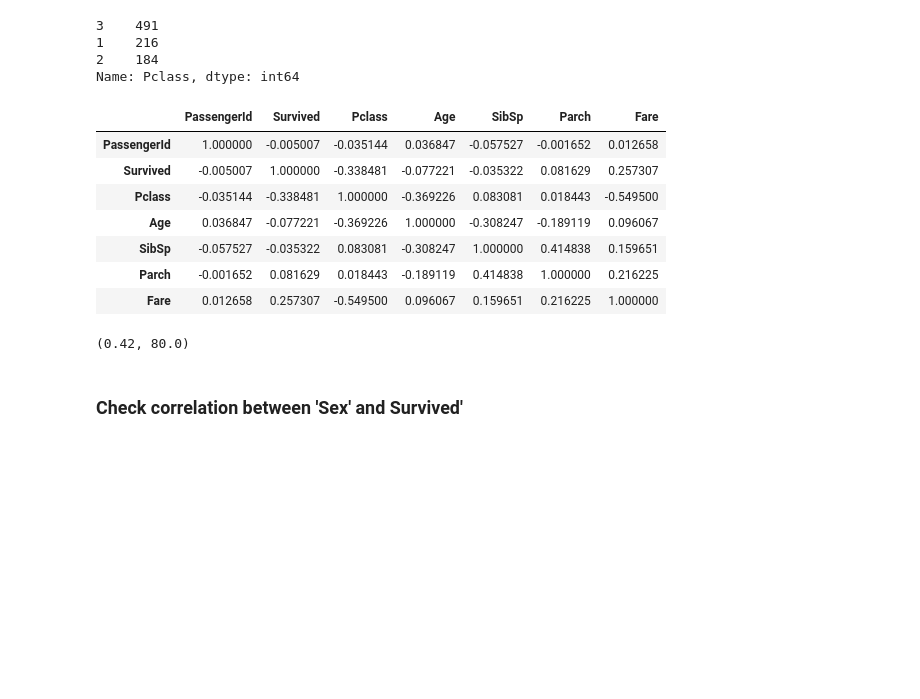
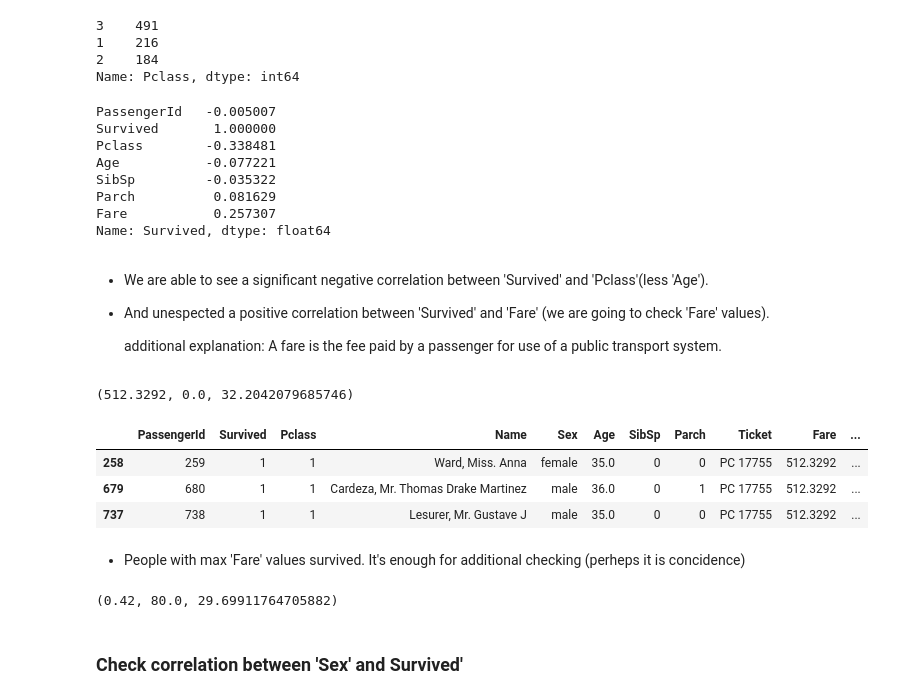
Before and after one commit to alexiandra97/Titanic-project-from-Kaggle, a Jupyter notebook: Titanic-Machine-Learning-from-Disaster.ipynb, the cells around one changed output. Saved outputs shown, nothing was run; the diff lists cells and outputs as text; code cells hidden in the pictures; blank space fills up the shorter version.

```diff
--- a/Titanic-Machine-Learning-from-Disaster.ipynb
+++ b/Titanic-Machine-Learning-from-Disaster.ipynb
@@ -158,20 +187,40 @@ data_csv['Pclass'].value_counts()
 2    184
 Name: Pclass, dtype: int64
 # %%
-data_csv.corr()
+data_csv.corr()['Survived']
 # %% [output]
-|  | PassengerId | Survived | Pclass | Age | SibSp | Parch | Fare |
-| PassengerId | 1.000000 | -0.005007 | -0.035144 | 0.036847 | -0.057527 | -0.001652 | 0.012658 |
-| Survived | -0.005007 | 1.000000 | -0.338481 | -0.077221 | -0.035322 | 0.081629 | 0.257307 |
-| Pclass | -0.035144 | -0.338481 | 1.000000 | -0.369226 | 0.083081 | 0.018443 | -0.549500 |
-| Age | 0.036847 | -0.077221 | -0.369226 | 1.000000 | -0.308247 | -0.189119 | 0.096067 |
-| SibSp | -0.057527 | -0.035322 | 0.083081 | -0.308247 | 1.000000 | 0.414838 | 0.159651 |
-| Parch | -0.001652 | 0.081629 | 0.018443 | -0.189119 | 0.414838 | 1.000000 | 0.216225 |
-| Fare | 0.012658 | 0.257307 | -0.549500 | 0.096067 | 0.159651 | 0.216225 | 1.000000 |
+PassengerId   -0.005007
+Survived       1.000000
+Pclass        -0.338481
+Age           -0.077221
+SibSp         -0.035322
+Parch          0.081629
+Fare           0.257307
+Name: Survived, dtype: float64
+# %% [markdown]
+* We are able to see a significant negative correlation between 'Survived' and 'Pclass'(less 'Age').
+* And unespected a positive correlation between 'Survived' and 'Fare' (we are going to check 'Fare' values).
+
+    additional explanation: A fare is the fee paid by a passenger for use of a public transport system.
+# %%
+max(data_csv['Fare']), min(data_csv['Fare']), data_csv['Fare'].mean()
+# %% [output]
+(512.3292, 0.0, 32.2042079685746)
+# %%
+survived_max_fare = data_csv[data_csv['Fare']==max(data_csv['Fare'])]
+# %%
+survived_max_fare
+# %% [output]
+|  | PassengerId | Survived | Pclass | Name | Sex | Age | SibSp | Parch | Ticket | Fare | ... |
+| 258 | 259 | 1 | 1 | Ward, Miss. Anna | female | 35.0 | 0 | 0 | PC 17755 | 512.3292 | ... |
+| 679 | 680 | 1 | 1 | Cardeza, Mr. Thomas Drake Martinez | male | 36.0 | 0 | 1 | PC 17755 | 512.3292 | ... |
+| 737 | 738 | 1 | 1 | Lesurer, Mr. Gustave J | male | 35.0 | 0 | 0 | PC 17755 | 512.3292 | ... |
+# %% [markdown]
+* People with max 'Fare' values survived. It's enough for additional checking (perheps it is concidence)
 # %%
-min(data_csv.Age), max(data_csv.Age)
+min(data_csv.Age), max(data_csv.Age), data_csv['Age'].mean()
 # %% [output]
-(0.42, 80.0)
+(0.42, 80.0, 29.69911764705882)
 # %% [markdown]
 ### Check correlation between 'Sex' and Survived'
 # %%
```
Also changed, not shown: parts of 48 cells of this notebook.
